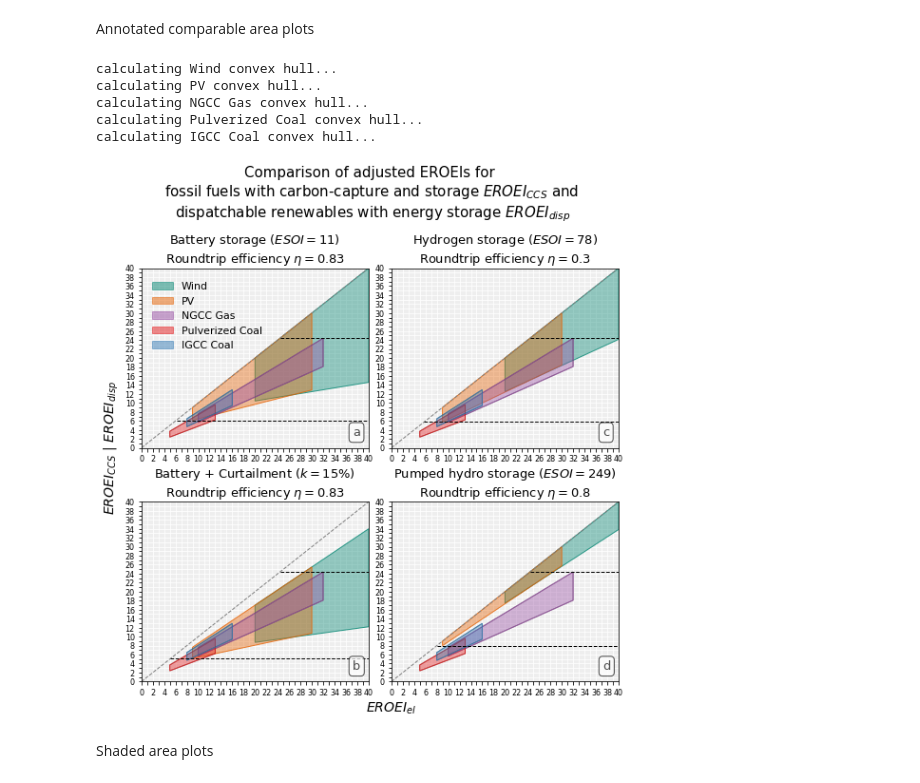
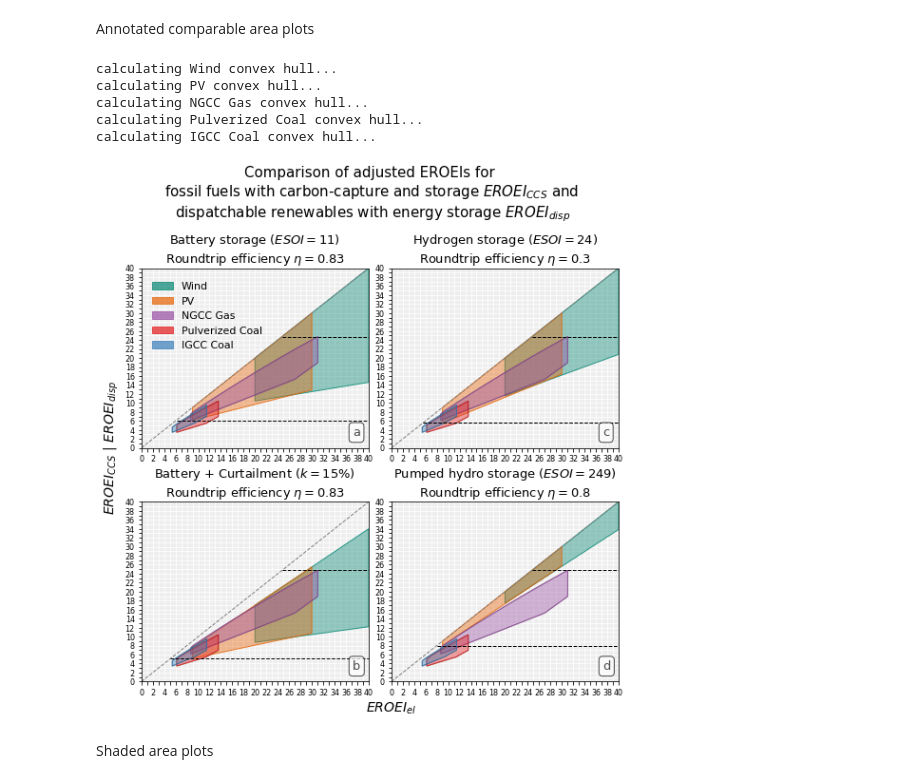
Before and after one commit to csaladenes/sustainable-energy-transitions, a Jupyter notebook: ccs/eroei-ccs-workbook.ipynb, the cells around one changed output. Saved outputs shown, nothing was run; the diff lists cells and outputs as text; code cells hidden in the pictures.

```diff
--- a/ccs/eroei-ccs-workbook.ipynb
+++ b/ccs/eroei-ccs-workbook.ipynb
@@ -206,0 +148,3 @@ cf_conversion_ratio('PC',13,55),cf_conversion_ratio('PC',13,85)
+# %%
+CFs=[i*5 for i in range (10,21)]
+CFs
@@ -256,2 +245,15 @@ def eroei_ccs_cycler(names, eroei_els, t0s, CF, R, CR_ratio, fop, fcap, verbose=
 # %% [markdown]
 Different style plot with actual EROEI values on the color maps, and also display _min_ and _max_ values for the $EROEI_{CCS}$.
+# %%
+#Simulation options
+fop=np.linspace(5,40,100)
+fcap=np.linspace(10,120,100)
+CF=[55,85]
+title=u'$EROEI_{CCS}$ comparison for Coal and Gas'
+#eroei_els=[30,13,13] #varies by name
+#eroei_els=[32.4,14.3,12.25] #100% CF value from the CF converstion table
+eroei_fuels=[87,58,58] #100% CF value from the CF converstion table
+names=['NGCC\nGas','Pulverized\nCoal','IGCC\nCoal']
+t0s=[[12,20,58,110],[17,31,45,95],[15,28,23,40]]  # [fop range [min,max], fcap] by each name
+
+eroei_el_cf, R_cf, eroei_ccs, eroei_ccs_min, eroei_ccs_max=eroei_ccs_cycler(names, eroei_fuels, t0s, CF, CR_ratio, fop, fcap, verbose=True)
@@ -428,7 +426,7 @@ def eroei_disp_cycler(ESOI, phi, eta, c, eroei_el):
 # %%
 eroei_el=np.linspace(10,60,100)
 phi=np.linspace(.0,.50,100)
-ESOI=[11,78,11,249]
+ESOI=[11,24,11,249]
 ESOI_tech=['Battery storage','Hydrogen storage','Battery + Curtailment','Pumped hydro storage']
 eta=[0.83,0.3,0.83,0.8]
 c=[0,0,0.15,0]
@@ -529,18 +527,20 @@ Caclulate envelopes
 # %%
 #Fossil part
 segments=400
-eroei_el_ns=[np.linspace(10,32,segments),np.linspace(5,13,segments),np.linspace(8,16,segments)]
+eroei_el_ns=[np.linspace(20,87,segments),np.linspace(23,58,segments),np.linspace(23,58,segments)]
 CF100=[100] #since we are using EROEI_els directly in the sensitivity plots, we need no CF adjustment
-eroei_ccs_N, eroei_ccs_min_N, eroei_ccs_max_N=[],[],[]
+eroei_el_cf_N, eroei_ccs_N, eroei_ccs_min_N, eroei_ccs_max_N=[],[],[],[]
 for i in range(len(names)):
     print 'calculating '+names[i].replace('\n',' ')+' area...'
-    eroei_ccs_n, eroei_ccs_min_n, eroei_ccs_max_n=[],[],[]
+    eroei_el_cf_n, eroei_ccs_n, eroei_ccs_min_n, eroei_ccs_max_n=[],[],[],[]
     for eroi in range(len(eroei_el_ns[i])):
-        eroei_el_cf, eroei_ccs, eroei_ccs_min, eroei_ccs_max=\
-                eroei_ccs_cycler([names[i]], [eroei_el_ns[i][eroi]], [t0s[i]], CF100, [R[i]], CR_ratio, fop, fcap)
+        eroei_el_cf, R_cf, eroei_ccs, eroei_ccs_min, eroei_ccs_max=\
+                eroei_ccs_cycler([names[i]], [eroei_el_ns[i][eroi]], [t0s[i]], CF, CR_ratio, fop, fcap)
+        eroei_el_cf_n.append(eroei_el_cf)
         eroei_ccs_n.append(eroei_ccs)
         eroei_ccs_min_n.append(eroei_ccs_min)
         eroei_ccs_max_n.append(eroei_ccs_max)
+    eroei_el_cf_N.append(eroei_el_cf_n)
     eroei_ccs_N.append(eroei_ccs_n)
     eroei_ccs_min_N.append(eroei_ccs_min_n)
     eroei_ccs_max_N.append(eroei_ccs_max_n)
@@ -576,6 +576,8 @@ for axi in axes:
         ax.grid(color='white', linestyle='solid')
 plt.subplots_adjust(wspace=0.1)
 plt.subplots_adjust(hspace=0.3)
+
+legendalpha=0.7
 
 #RE part
 for i in range(len(eroei_disp_n))[::-1]:
@@ -618,11 +620,13 @@ for i in range(len(names)):
     points=[]
     print 'calculating '+names[i].replace('\n',' ')+' convex hull...'
     for eroi in range(len(eroei_el_ns[i])):
-        x0=eroei_el_ns[i][eroi]
-        y0min=min(eroei_ccs_min_N[i][eroi].flatten())
-        y0max=max(eroei_ccs_max_N[i][eroi].flatten())
-        points.append([x0,y0min])
-        points.append([x0,y0max])
+        for j in range(len(CF)):
+        #for j in range(1,2):
+            x0=eroei_el_cf_N[i][eroi][0][j]
+            y0min=min(eroei_ccs_min_N[i][eroi][0][j])
+            y0max=max(eroei_ccs_max_N[i][eroi][0][j])
+            points.append([x0,y0min])
+            points.append([x0,y0max])
 
     for axi in axes:
         for ax in axi:
@@ -634,34 +638,34 @@ for i in range(len(names)):
             ax.add_patch(poly2)
             ax.add_patch(legendpoly)
 
 #Format labels
 axes[0][0].set_ylabel('$EROEI_{CCS}$ | $EROEI_{disp}$',fontsize=14,y=0)
 axes[1][1].set_xlabel('$EROEI_{el}$',fontsize=14,x=0)
 maxlabel=max(np.array(eroei_el_ren).flatten())
 labelrange=[i if i%2==0 else '' for i in range(int(maxlabel)+1) ]
 for axi in axes:
     for ax in axi:
         ax.set_xlim(0,maxlabel)
         ax.set_ylim(0,maxlabel)
         ax.set_xticks(range(int(maxlabel)+1))
         ax.set_yticks(range(int(maxlabel)+1))
         ax.set_yticks(range(int(maxlabel)+1))
         ax.set_xticklabels(labelrange,fontsize=8)
         ax.set_yticklabels(labelrange,fontsize=8)
 
 #axes[0][1].legend(loc=(1.04,0.58),fontsize=11)
 axes[0][0].legend(loc=(0.03,0.52),framealpha=0,fontsize=11)
 
 plt.suptitle('Comparison of adjusted EROEIs for \nfossil fuels with carbon-capture and storage $EROEI_{CCS}$ and \ndispatchable renewables with energy storage $EROEI_{disp}$',y=1.06,fontsize=15)
 plt.savefig('plot/fig4_annotated.png',dpi=150,bbox_inches = 'tight', pad_inches = 0.1)
 plt.show()
 # %% [output]
 calculating Wind convex hull...
 calculating PV convex hull...
 calculating NGCC Gas convex hull...
 calculating Pulverized Coal convex hull...
 calculating IGCC Coal convex hull...
-[figure, old version]
+[figure, new version]
 # %% [markdown]
 Shaded area plots
 # %%
```
Also changed, not shown: parts of 26 cells of this notebook, 7 other files.
